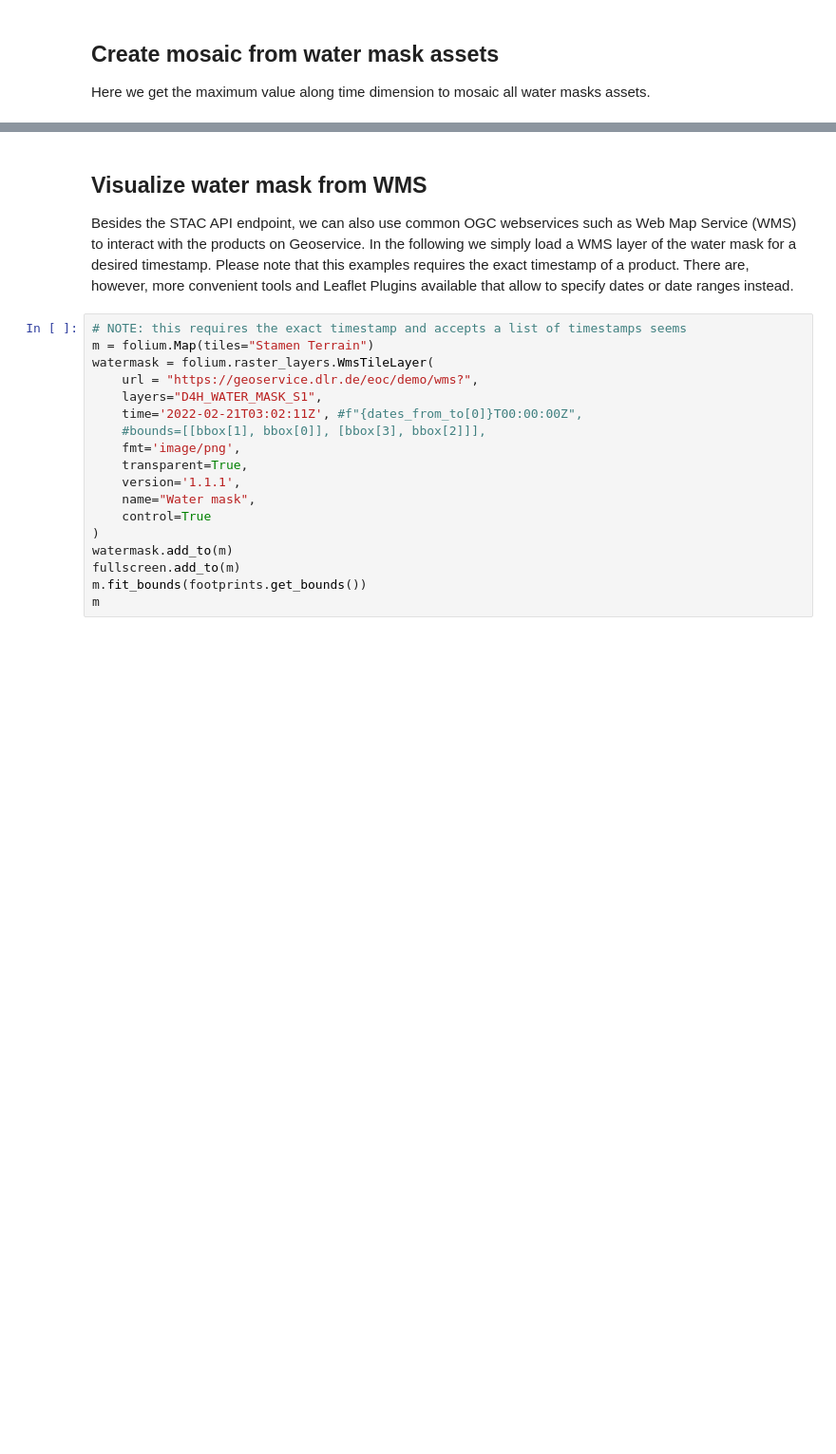
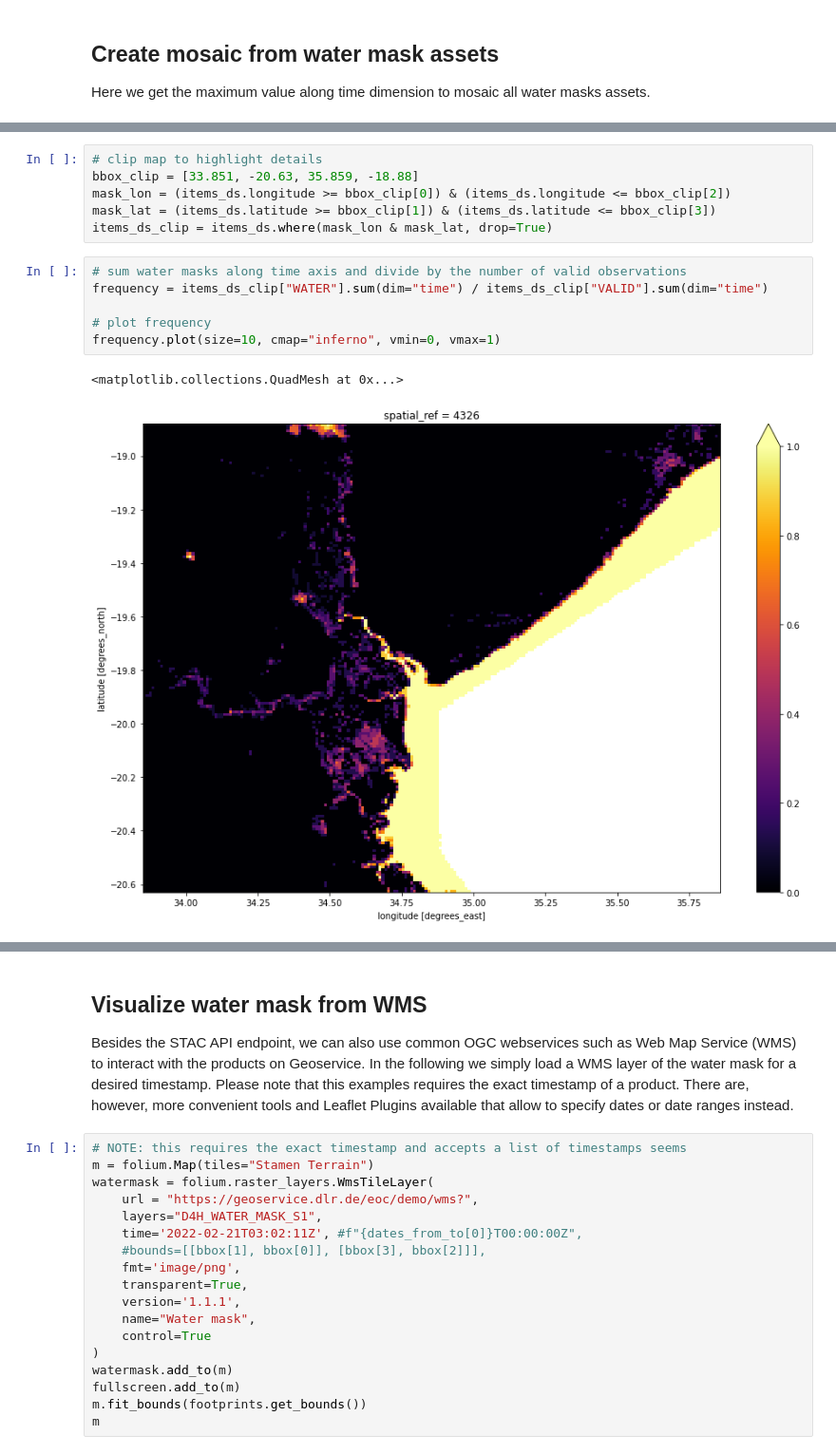
Before and after one commit to dlr-eoc/ukis-data-tutorials, a Jupyter notebook: water/access_data4human.ipynb, the cells around one changed output, grey strips where cells are left out. Shown: that part at 95% size. Saved outputs shown, nothing was run; the diff lists cells and outputs as text; blank space fills up the shorter version.

Commit message:
added flood frequency and duration examples

```diff
--- a/water/access_data4human.ipynb
+++ b/water/access_data4human.ipynb
@@ -147,0 +151,15 @@ mosaic.plot()
+# %%
+# clip map to highlight details
+bbox_clip = [33.851, -20.63, 35.859, -18.88]
+mask_lon = (items_ds.longitude >= bbox_clip[0]) & (items_ds.longitude <= bbox_clip[2])
+mask_lat = (items_ds.latitude >= bbox_clip[1]) & (items_ds.latitude <= bbox_clip[3])
+items_ds_clip = items_ds.where(mask_lon & mask_lat, drop=True)
+# %%
+# sum water masks along time axis and divide by the number of valid observations
+frequency = items_ds_clip["WATER"].sum(dim="time") / items_ds_clip["VALID"].sum(dim="time")
+
+# plot frequency
+frequency.plot(size=10, cmap="inferno", vmin=0, vmax=1)
+# %% [output]
+<matplotlib.collections.QuadMesh at 0x...>
+[figure, added]
```
Also changed, not shown: parts of 4 cells of this notebook.
